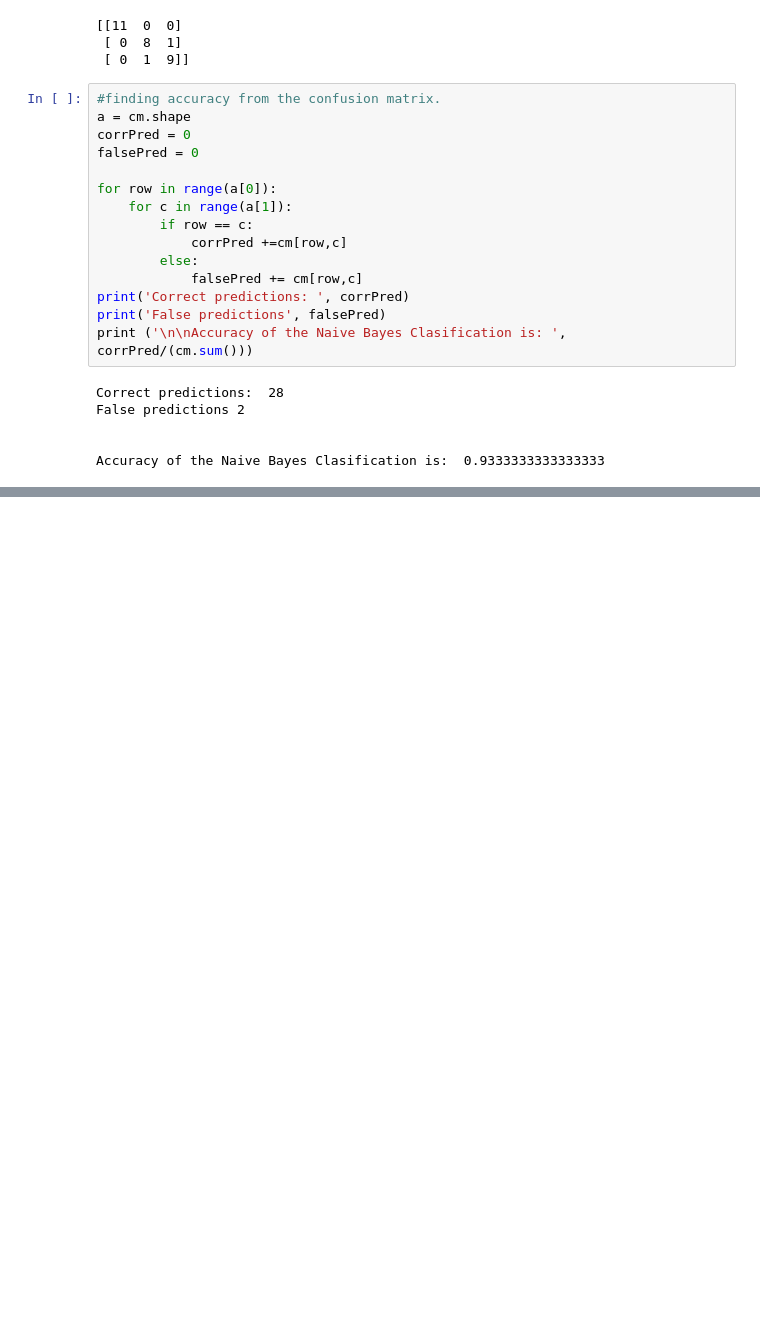
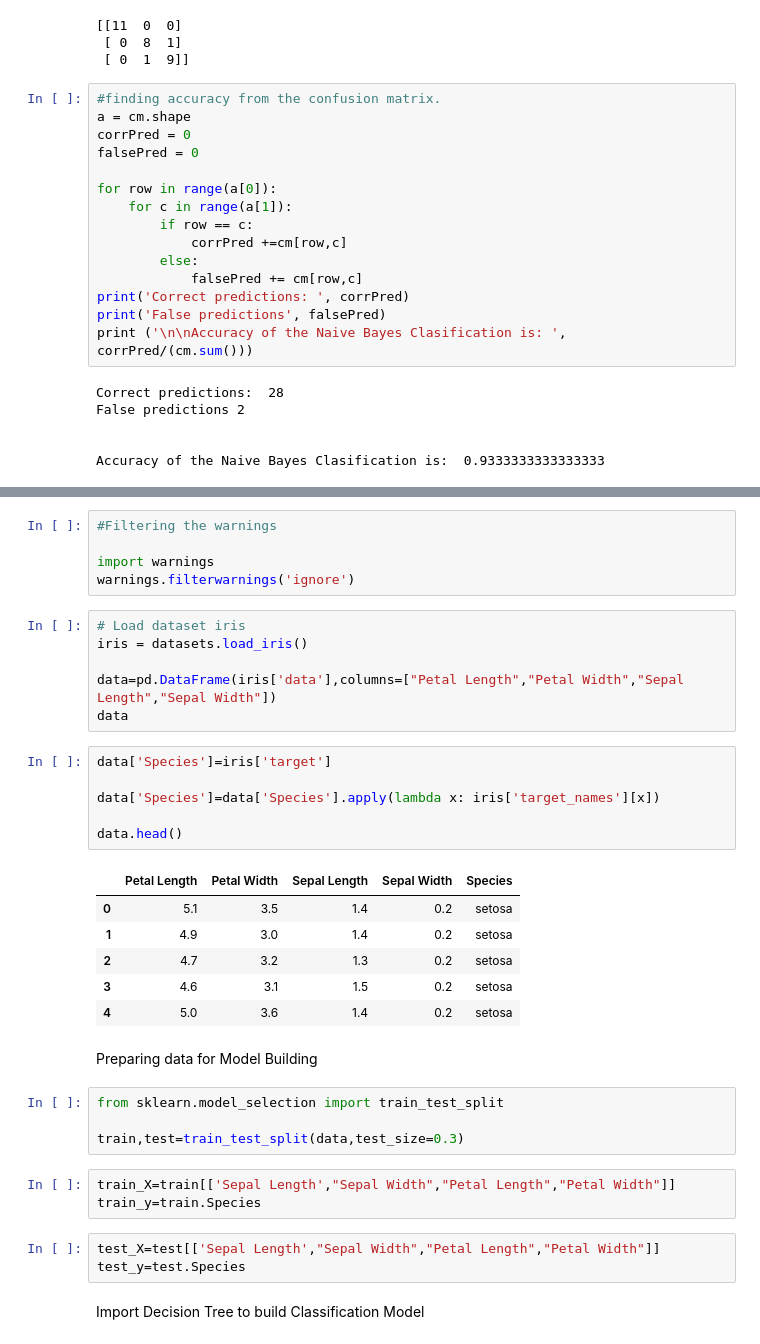
Before and after one commit to Nauvaldi/Dataset, a Jupyter notebook: notebooks.ipynb, the cells around one changed output, grey strips where cells are left out. Saved outputs shown, nothing was run; the diff lists cells and outputs as text; blank space fills up the shorter version.

```diff
--- a/notebooks.ipynb
+++ b/notebooks.ipynb
@@ -494,0 +552,38 @@ Accuracy of the Naive Bayes Clasification is:  0.9333333333333333
+# %%
+#Filtering the warnings
+
+import warnings
+warnings.filterwarnings('ignore')
+# %%
+# Load dataset iris
+iris = datasets.load_iris()
+
+data=pd.DataFrame(iris['data'],columns=["Petal Length","Petal Width","Sepal Length","Sepal Width"])
+data
+# %%
+data['Species']=iris['target']
+
+data['Species']=data['Species'].apply(lambda x: iris['target_names'][x])
+
+data.head()
+# %% [output]
+|  | Petal Length | Petal Width | Sepal Length | Sepal Width | Species |
+| 0 | 5.1 | 3.5 | 1.4 | 0.2 | setosa |
+| 1 | 4.9 | 3.0 | 1.4 | 0.2 | setosa |
+| 2 | 4.7 | 3.2 | 1.3 | 0.2 | setosa |
+| 3 | 4.6 | 3.1 | 1.5 | 0.2 | setosa |
+| 4 | 5.0 | 3.6 | 1.4 | 0.2 | setosa |
+# %% [markdown]
+Preparing data for Model Building
+# %%
+from sklearn.model_selection import train_test_split
+
+train,test=train_test_split(data,test_size=0.3)
+# %%
+train_X=train[['Sepal Length',"Sepal Width","Petal Length","Petal Width"]]
+train_y=train.Species
+# %%
+test_X=test[['Sepal Length',"Sepal Width","Petal Length","Petal Width"]]
+test_y=test.Species
+# %% [markdown]
+Import Decision Tree to build Classification Model
```
Also changed, not shown: parts of 22 cells of this notebook.
